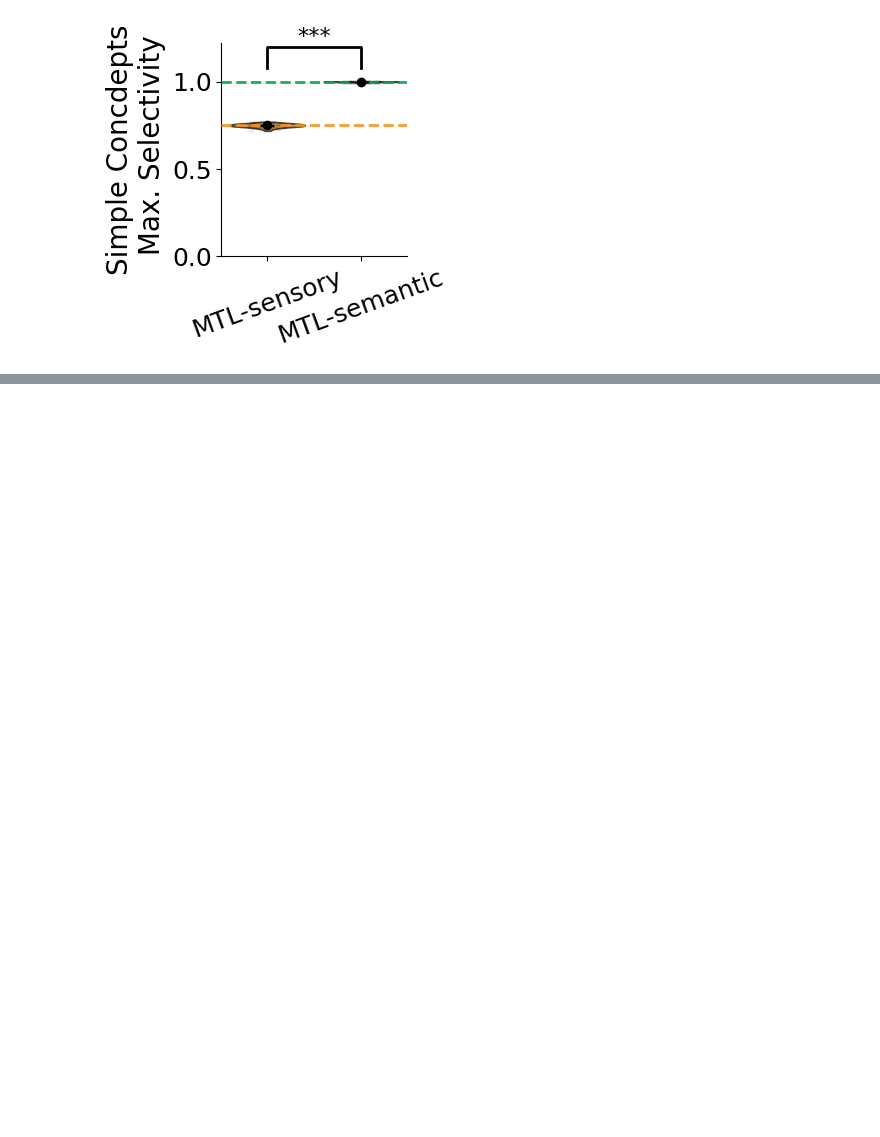
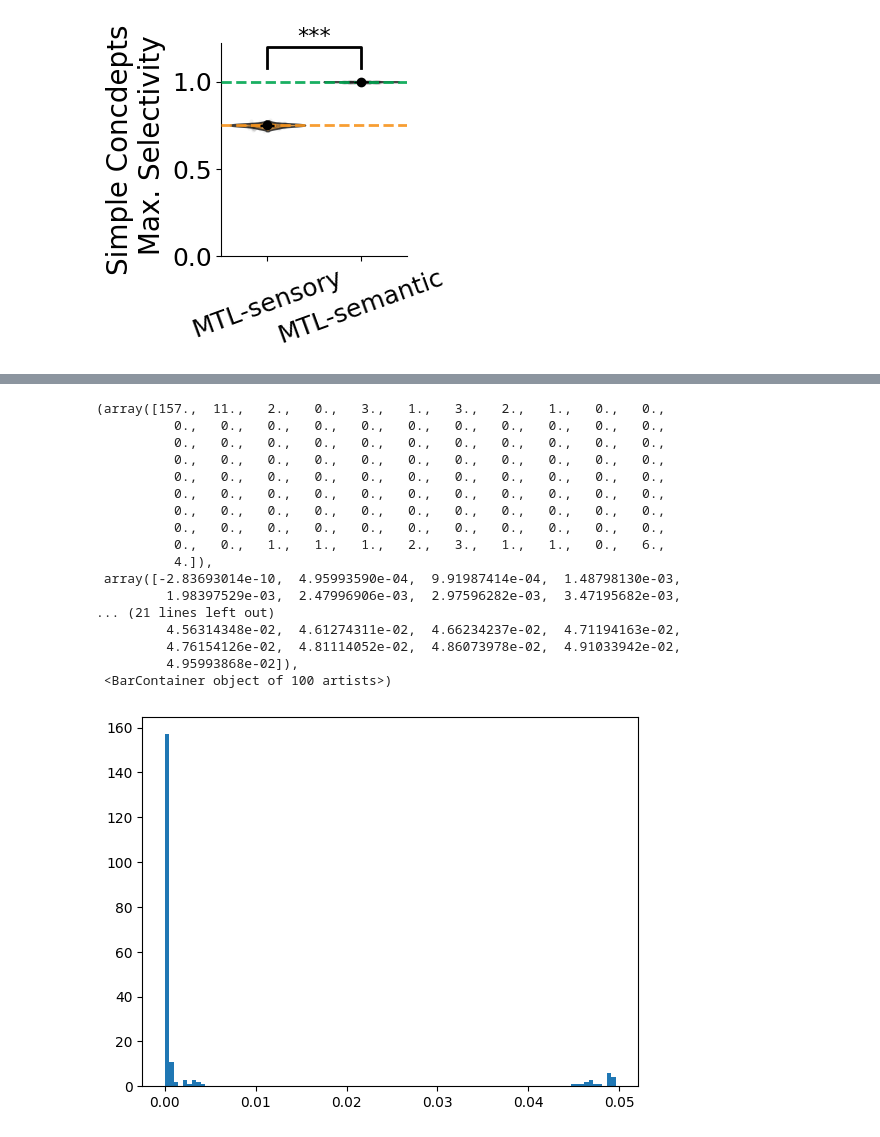
Before and after one commit to albesagonzalez/sensory-semantic-episodes, a Jupyter notebook: Figure_3.ipynb, the cells around one changed output, grey strips where cells are left out. Drawn from its saved outputs; the diff is of its cells as text; code cells hidden in the pictures; blank space fills up the shorter version.

```diff
--- a/Figure_3.ipynb
+++ b/Figure_3.ipynb
@@ -434,0 +510,21 @@ Passing `palette` without assigning `hue` is deprecated and will be removed in v
+# %%
+plt.hist(network.ctx_mtl[0].flatten(), bins=100)
+# %% [output]
+(array([157.,  11.,   2.,   0.,   3.,   1.,   3.,   2.,   1.,   0.,   0.,
+          0.,   0.,   0.,   0.,   0.,   0.,   0.,   0.,   0.,   0.,   0.,
+          0.,   0.,   0.,   0.,   0.,   0.,   0.,   0.,   0.,   0.,   0.,
+          0.,   0.,   0.,   0.,   0.,   0.,   0.,   0.,   0.,   0.,   0.,
+          0.,   0.,   0.,   0.,   0.,   0.,   0.,   0.,   0.,   0.,   0.,
+          0.,   0.,   0.,   0.,   0.,   0.,   0.,   0.,   0.,   0.,   0.,
+          0.,   0.,   0.,   0.,   0.,   0.,   0.,   0.,   0.,   0.,   0.,
+          0.,   0.,   0.,   0.,   0.,   0.,   0.,   0.,   0.,   0.,   0.,
+          0.,   0.,   1.,   1.,   1.,   2.,   3.,   1.,   1.,   0.,   6.,
+          4.]),
+ array([-2.83693014e-10,  4.95993590e-04,  9.91987414e-04,  1.48798130e-03,
+         1.98397529e-03,  2.47996906e-03,  2.97596282e-03,  3.47195682e-03,
+... (21 lines left out)
+         4.56314348e-02,  4.61274311e-02,  4.66234237e-02,  4.71194163e-02,
+         4.76154126e-02,  4.81114052e-02,  4.86073978e-02,  4.91033942e-02,
+         4.95993868e-02]),
+ <BarContainer object of 100 artists>)
+[figure, added]
```
Also changed, not shown: parts of 13 cells of this notebook, 23 other files.
